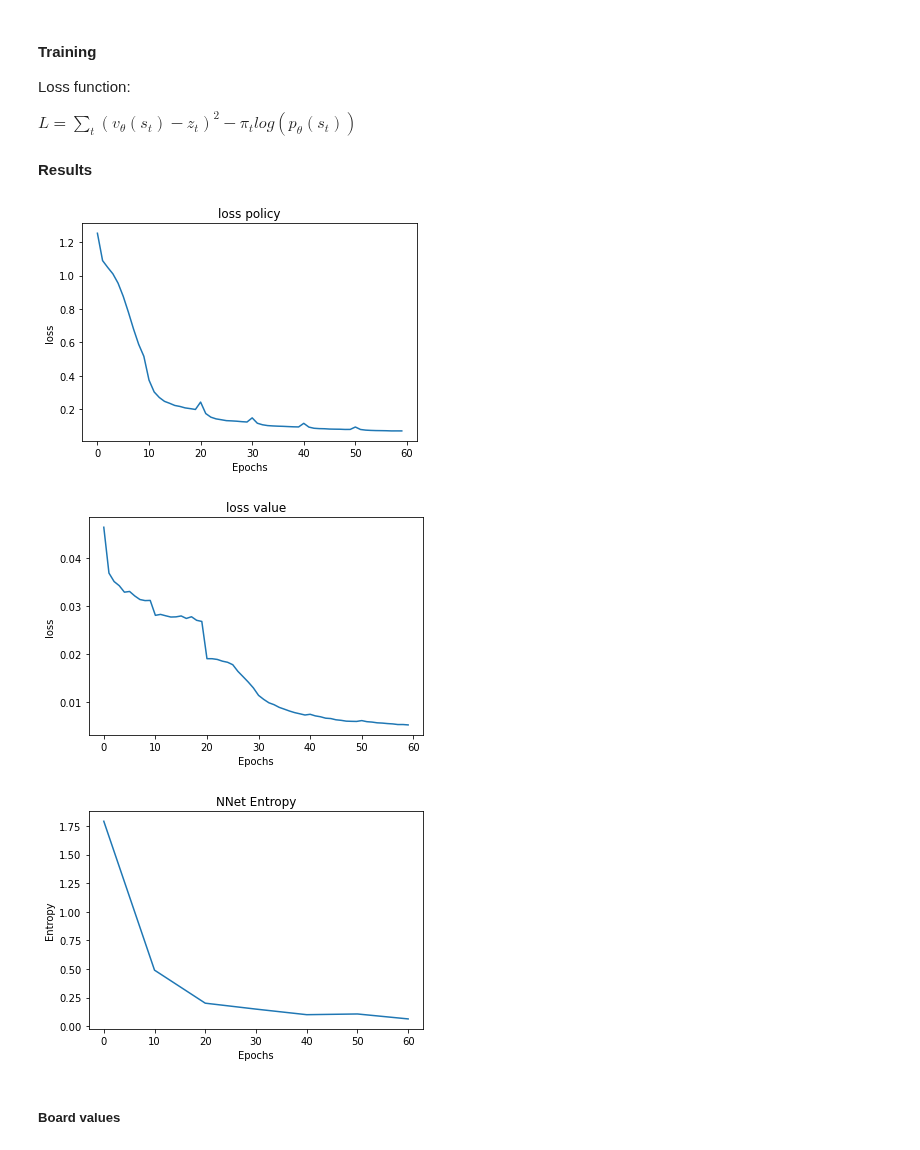
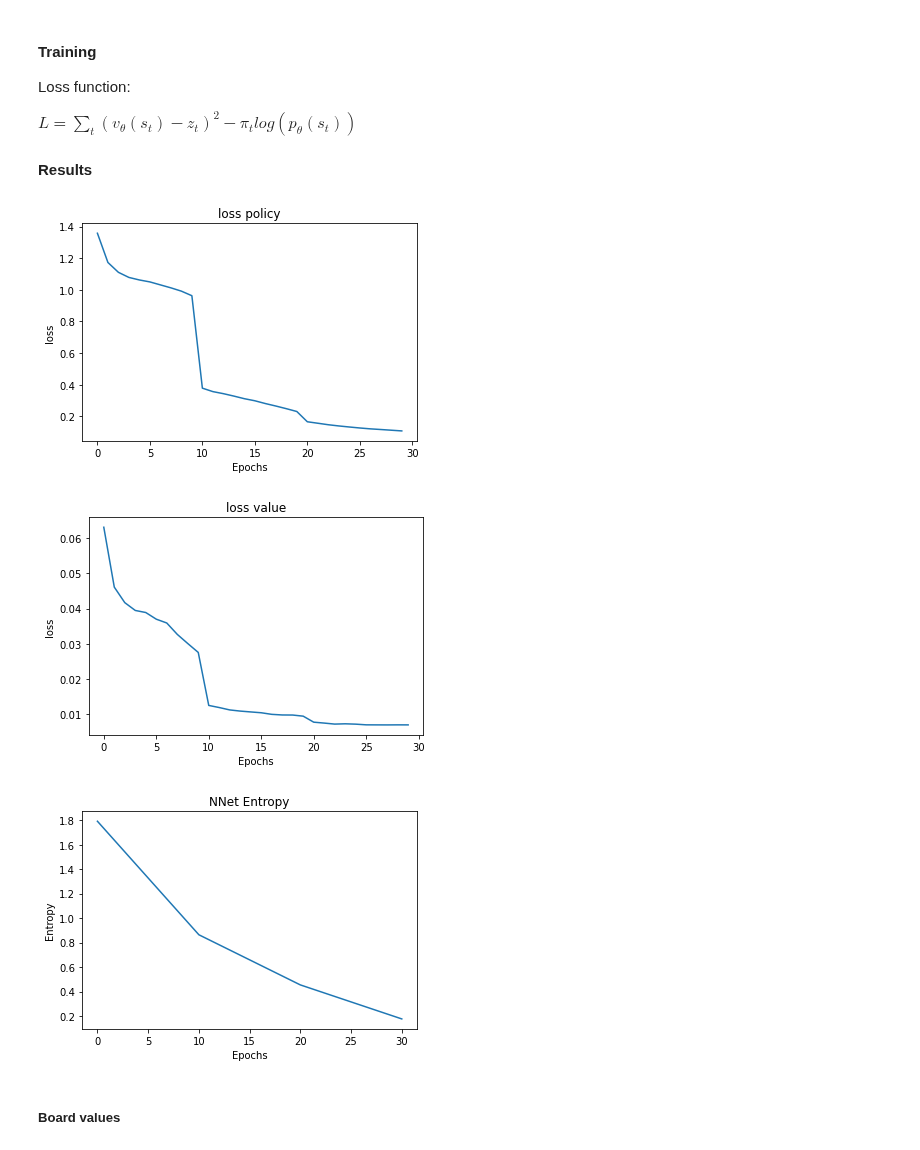
Before and after one commit to MaxU11/playground, a Jupyter notebook: notebooks/NNet_Agent.ipynb, the cells around one changed output. Cells and saved outputs as stored; diff of their text form; code cells hidden in the pictures.

```diff
--- a/notebooks/NNet_Agent.ipynb
+++ b/notebooks/NNet_Agent.ipynb
@@ -199,41 +210,41 @@ $L = \sum_t (v_{\theta}(s_t) - z_t)^2 - \pi_t log(p_{\theta}(s_t))$
 
 <h4>Results</h4>
 # %%
-model_path = 'C:\\tmp\\Model\\analyse_1'
+model_path = 'C:\\tmp\\Model\\analyse_2'
 
 def read_loss_file(path):
     loss_pi = []
     loss_vi = []
 
     nnet_id = 1
     loss_file = os.path.join(path, f'nnet_{nnet_id}_loss.csv')
     while (os.path.exists(loss_file)):
         with open(loss_file, newline='') as csvfile:
             spamreader = csv.reader(csvfile, delimiter=';', quotechar='|')
             for row in spamreader:
                 if len(row) == 3:
                     loss_pi.append(float(row[1]))
                     loss_vi.append(float(row[2]))
         nnet_id += 1
         loss_file = os.path.join(path, f'nnet_{nnet_id}_loss.csv')
     return np.array(loss_pi), np.array(loss_vi)
 
 loss_pi, loss_vi = read_loss_file(model_path)
 
 plt.plot(loss_pi)
 plt.title('loss policy')
 plt.xlabel('Epochs')
 plt.ylabel('loss')
 plt.show()
 
 plt.plot(loss_vi)
 plt.title('loss value')
 plt.xlabel('Epochs')
 plt.ylabel('loss')
 plt.show()
 # %% [output]
-[figure, old version]
+[figure, new version]
-[figure, old version]
+[figure, new version]
 # %%
 def get_nnet_checkpoints(path):
     nnets = []
@@ -259,7 +270,9 @@ def get_board_predictions(game_data, nnet, agent_id):
             if c_board[row, col] == 0:
                 c_board[row, col] = 8 * (1 + agent_id)
                 nn_input = nnet.get_nn_input(c_board)
+                #print('input:', c_board)
                 p, v = nnet.predict(nn_input)
+                #print('result:', v)
                 pos.append((row, col))
                 ps.append(p)
                 vs.append(v)
@@ -307,7 +320,7 @@ plt.ylabel('Entropy')
 plt.plot(x_axis, mean_entropy)
 plt.show()
 # %% [output]
-[figure, old version]
+[figure, new version]
 # %% [markdown]
 <h5>Board values</h5>
 # %%
```
Also changed, not shown: parts of 18 cells of this notebook, 5 other files.
